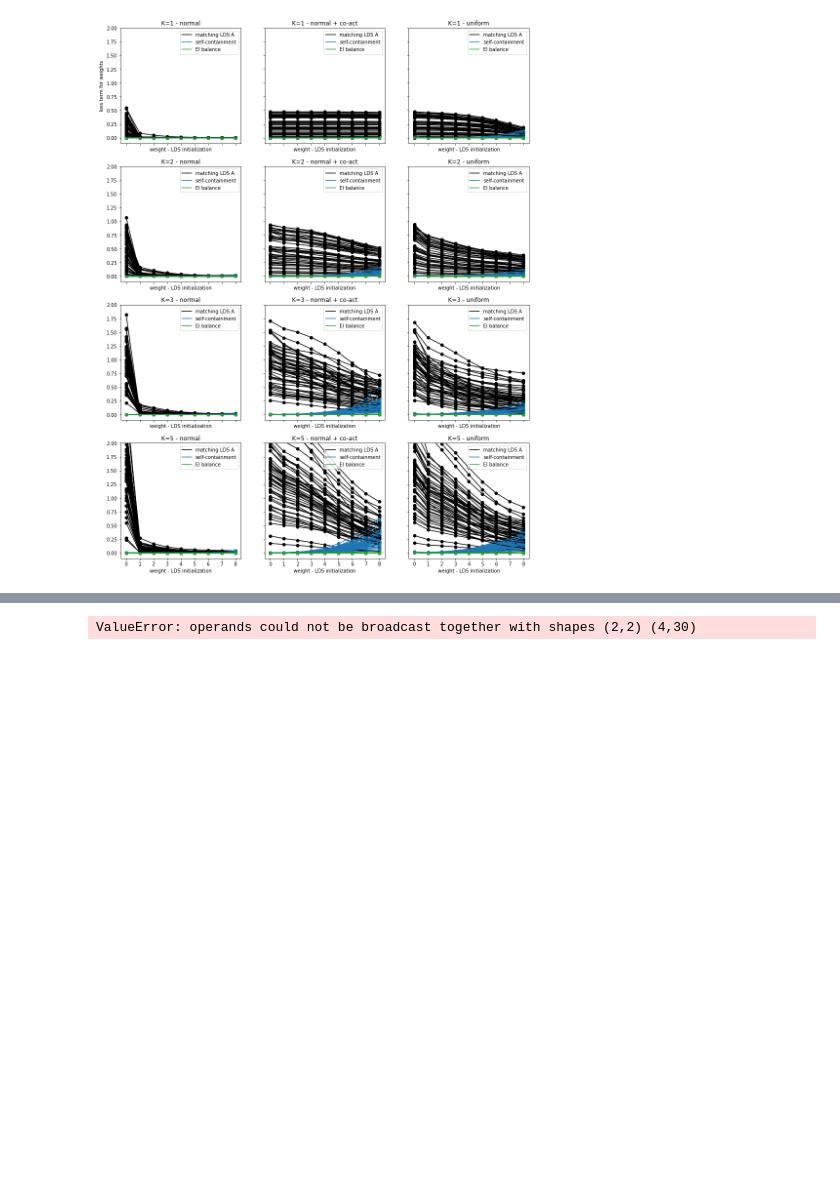
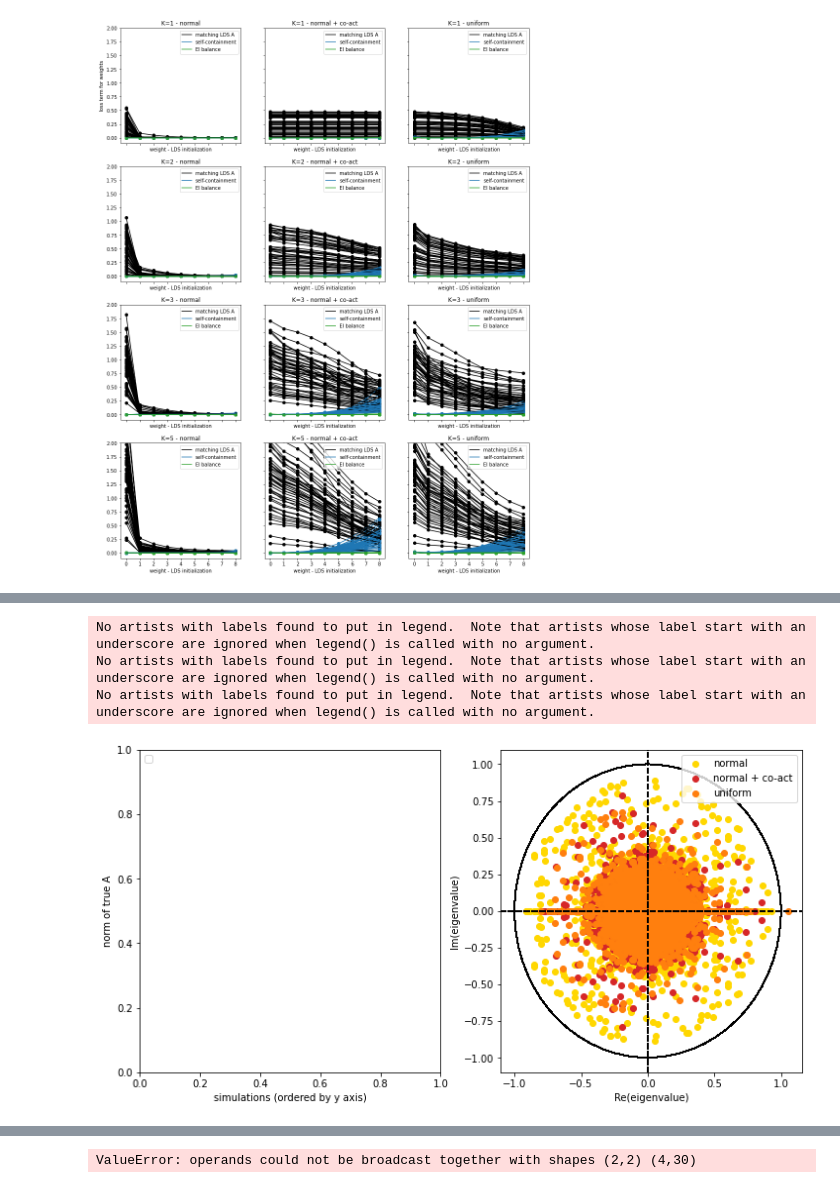
Before and after one commit to lenca56/EI-subspace-RNN, a Jupyter notebook: Analysis_Cluster_fixed_N.ipynb, the cells around one changed output, grey strips where cells are left out. Cells and saved outputs as stored; diff of their text form; code cells hidden in the pictures; blank space fills up the shorter version.

```diff
--- a/Analysis_Cluster_fixed_N.ipynb
+++ b/Analysis_Cluster_fixed_N.ipynb
@@ -44,6 +44,7 @@ zeta_alpha_beta_gamma_list = [(10**i,1,1,10**(i-2)) for i in list(np.arange(-1.5
 # %%
 K_values = [1,2,3,5,15,25]
 color_dict = {1:'tab:purple',2:'tab:pink',3:'tab:cyan',5:'yellowgreen', 15:'olive', 25:'tab:brown'}
+color_dict_j = {0:'gold',1:'tab:red',2:'tab:orange'}
 j_values = [0,1,2]
 J_possibility_title = np.array(['normal', 'normal + co-act', 'uniform'])
 num_simulations=50
@@ -201 +200,30 @@ plt.savefig(f'figures/N={N}_K={K}_figure=2_plot_dynamics_initialization_error',
+# %%
+fig, axes = plt.subplots(1, 2, figsize=(12,6))
+def plot_W_eig(axes, num_simulations, K_vals=[1], j_values=[0]):
+    initW = load_data(N, K_values=K_vals, j_values=j_values, num_simulations=num_simulations, parameter='initW')
+    for j in range(len(j_values)):
+        for k in range(len(K_vals)):
+            norm_W = np.zeros((num_simulations))
+            for simulation in range(num_simulations):
+                norm_W = np.linalg.norm(initW[k,j,simulation])
+                eigval = np.linalg.eigvals(initW[k,j,simulation])
+                if simulation == 0 and k == 0:
+                    plot_eigenvalues(axes[1], eigval,  color=color_dict_j.get(j_values[j]), label=J_possibility_title[j_values[j]])
+                else:
+                    plot_eigenvalues(axes[1], eigval,  color=color_dict_j.get(j_values[j]))
+            idx = np.argsort(norm_W)
+            # axes[0].scatter(range(num_simulations), norm_W[idx], color=color_dict_j.get(j_values[j]), label=f'j={j_values[j]}')
+            axes[0].set_ylabel('norm of true A')
+            axes[0].set_xlabel('simulations (ordered by y axis)')
+        axes[0].legend(loc='upper left')
+        axes[1].legend()
+
+K_vals = [1,2,3,5]
+plot_W_eig(axes, num_simulations, K_vals=K_vals, j_values=[0,1,2])
+# plt.savefig(f'figures/N={N}_K_values={K_vals}_figure=0_plot_true_A_norm_eig', bbox_inches='tight', dpi=300)
+# %% [output]
+No artists with labels found to put in legend.  Note that artists whose label start with an underscore are ignored when legend() is called with no argument.
+No artists with labels found to put in legend.  Note that artists whose label start with an underscore are ignored when legend() is called with no argument.
+No artists with labels found to put in legend.  Note that artists whose label start with an underscore are ignored when legend() is called with no argument.
+[figure, added]
 # %%
```
Also changed, not shown: parts of 4 cells of this notebook, 1 other file.
